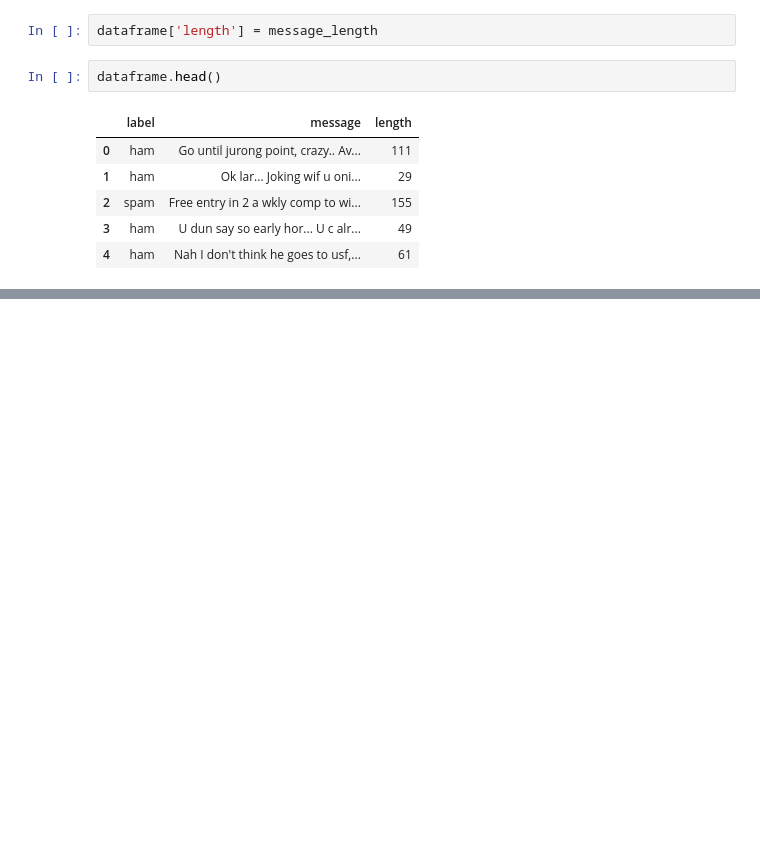
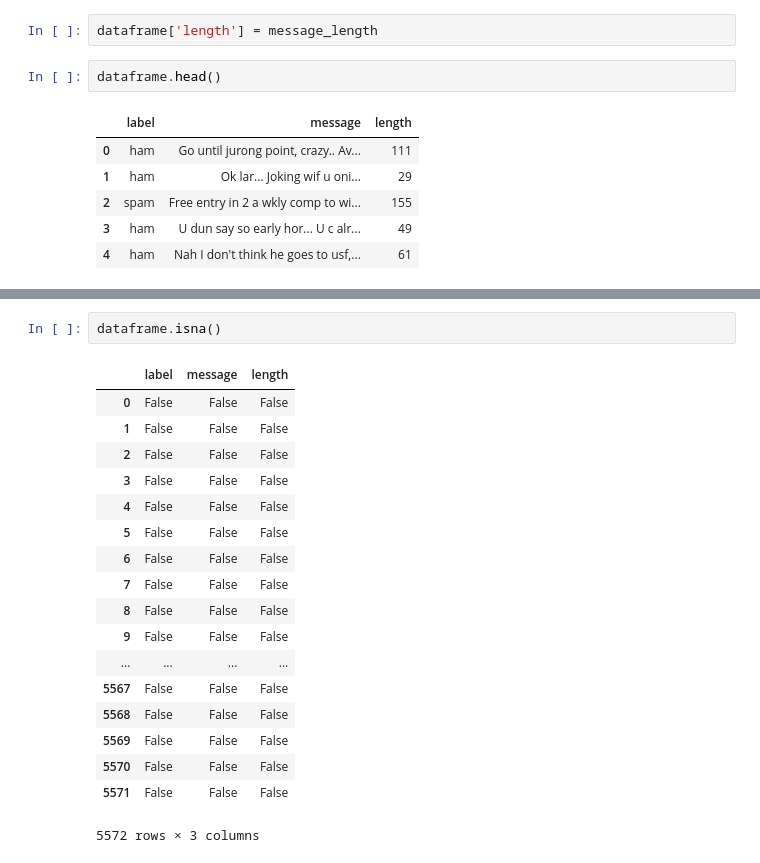
Before and after one commit to faisal3325/ai2-nlp, a Jupyter notebook: sms_spam_classification.ipynb, the cells around one changed output, grey strips where cells are left out. Saved outputs shown, nothing was run; the diff lists cells and outputs as text; blank space fills up the shorter version.

```diff
--- a/sms_spam_classification.ipynb
+++ b/sms_spam_classification.ipynb
@@ -51,0 +61,21 @@ dataframe.head()
+# %%
+dataframe.isna()
+# %% [output]
+|  | label | message | length |
+| 0 | False | False | False |
+| 1 | False | False | False |
+| 2 | False | False | False |
+| 3 | False | False | False |
+| 4 | False | False | False |
+| 5 | False | False | False |
+| 6 | False | False | False |
+| 7 | False | False | False |
+| 8 | False | False | False |
+| 9 | False | False | False |
+| ... | ... | ... | ... |
+| 5567 | False | False | False |
+| 5568 | False | False | False |
+| 5569 | False | False | False |
+| 5570 | False | False | False |
+| 5571 | False | False | False |
+5572 rows × 3 columns
```
Also changed, not shown: parts of 9 cells of this notebook.
